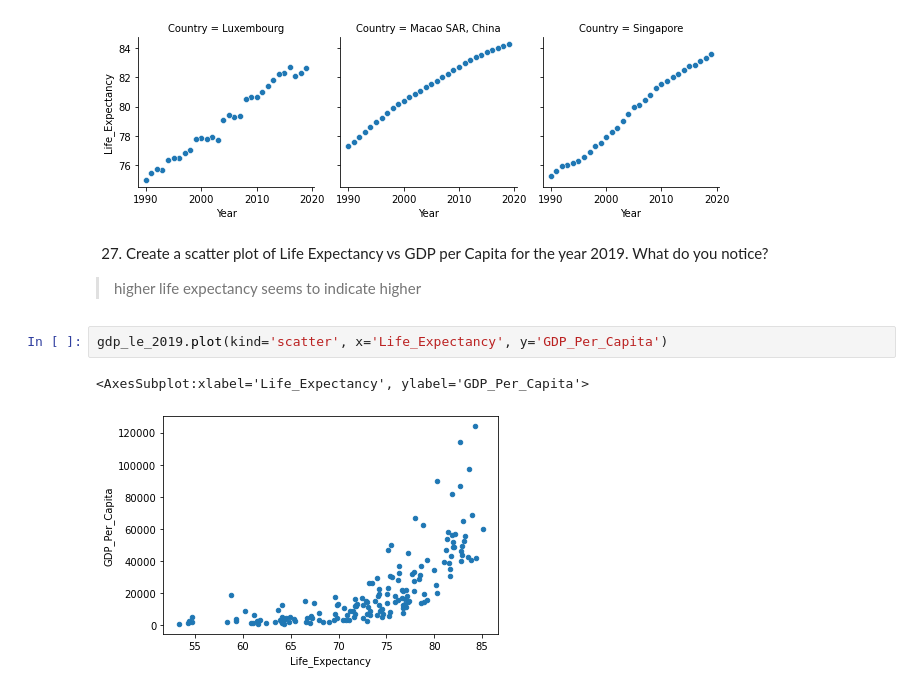
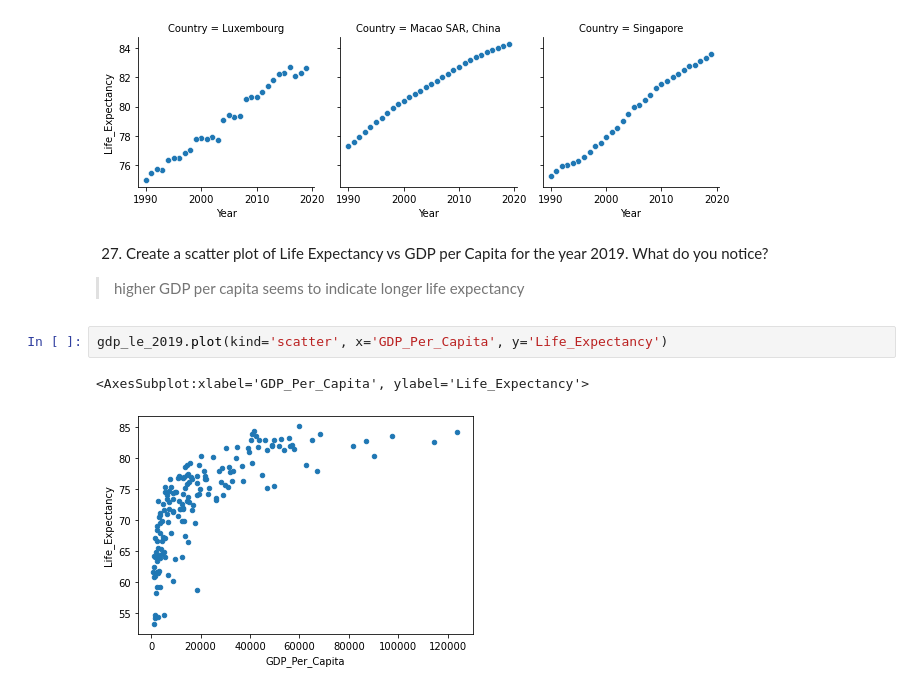
Before and after one commit to tomoumer/un_data_question-tomoumer, a Jupyter notebook: notebooks/UN_Data_Exploration.ipynb, the cells around one changed output. Drawn from its saved outputs; the diff is of its cells as text.

```diff
--- a/notebooks/UN_Data_Exploration.ipynb
+++ b/notebooks/UN_Data_Exploration.ipynb
@@ -362,9 +362,9 @@ g.map(sns.scatterplot, 'Year', 'Life_Expectancy')
 # %% [markdown]
 27. Create a scatter plot of Life Expectancy vs GDP per Capita for the year 2019. What do you notice?
 
-> higher life expectancy seems to indicate higher
+> higher GDP per capita seems to indicate longer life expectancy
 # %%
-gdp_le_2019.plot(kind='scatter', x='Life_Expectancy', y='GDP_Per_Capita')
+gdp_le_2019.plot(kind='scatter', x='GDP_Per_Capita', y='Life_Expectancy')
 # %% [output]
-<AxesSubplot:xlabel='Life_Expectancy', ylabel='GDP_Per_Capita'>
+<AxesSubplot:xlabel='GDP_Per_Capita', ylabel='Life_Expectancy'>
-[figure, old version]
+[figure, new version]
```
Also changed, not shown: parts of 7 cells of this notebook.
